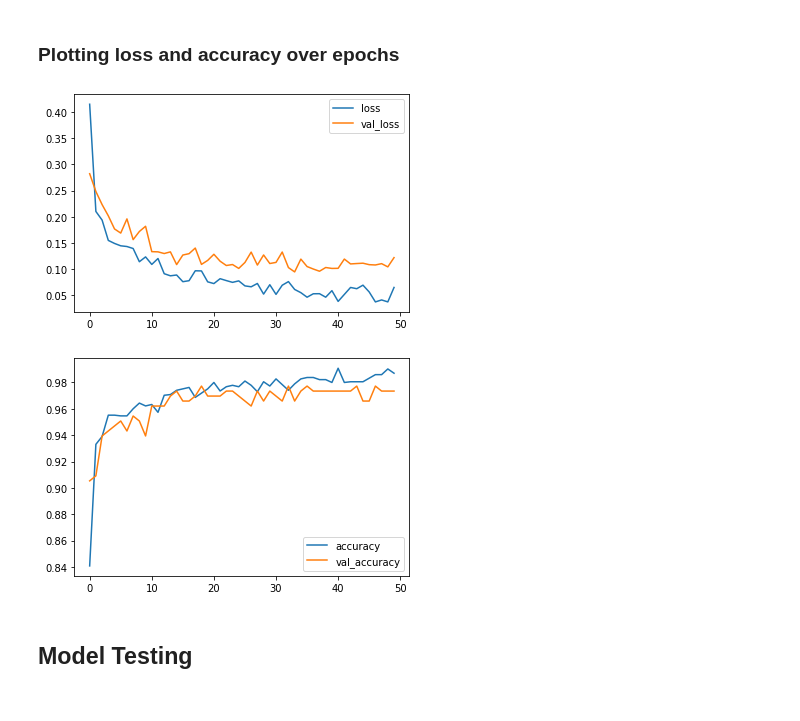
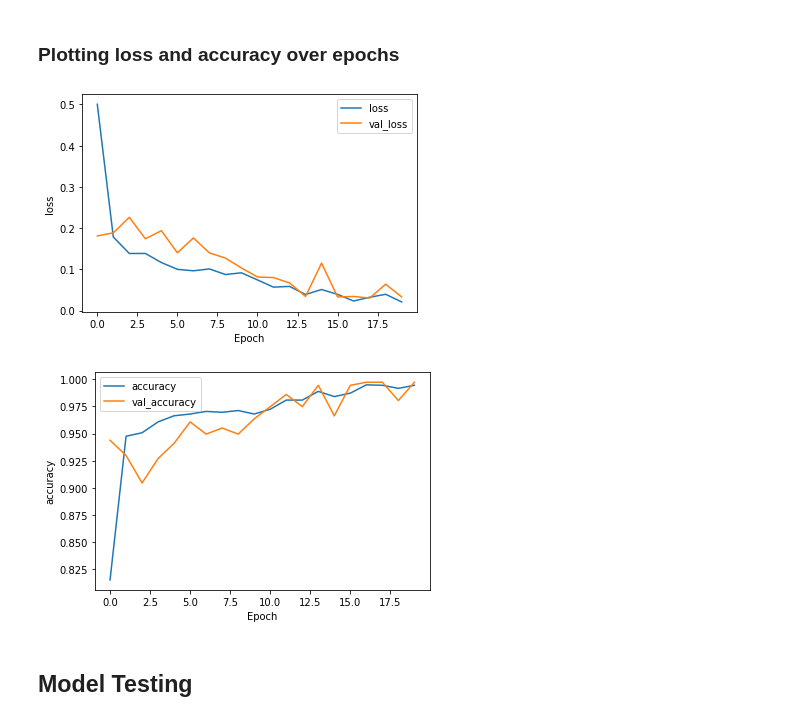
Before and after one commit to Thehunk1206/Arduino-Surrounding-Sound-Classifier, a Jupyter notebook: audio_classifier_for_mcu.ipynb, the cells around one changed output. Saved outputs shown, nothing was run; the diff lists cells and outputs as text; code cells hidden in the pictures.

```diff
--- a/audio_classifier_for_mcu.ipynb
+++ b/audio_classifier_for_mcu.ipynb
@@ -51,7 +50,7 @@ AVERAGED_FRAME_LENGTH = 42 #Specific only for this project
 DATA_DIR = 'Dataset/'
 BATCH_SIZE = 32
 LR = 2e-3
-EPOCHS = 50
+EPOCHS = 20
 KERAS_MODEL = 'audio_classifier_float.h5'
 FLOAT_TFLITE_MODEL = 'float_tflite_model.tflite'
 INTONLY_QUANT_TFLITE_MODEL = 'intonly_quant_tflite_model.tflite'
@@ -107,9 +114,13 @@ def get_spectrogram_from_raw_audio(waveform: tf.Tensor, frame_size:int = 256, fr
     '''
     Zero padding tha waveform to sampling Rate in case some file have less than 1600 values
     '''
-    zero_padding = tf.zeros([SAMPLE_RATE] - tf.shape(waveform), dtype=tf.float32)
-    waveform = tf.cast(waveform, tf.float32)
-    equal_length_of_waveform = tf.concat([waveform, zero_padding], 0)
+    if [SAMPLE_RATE] - tf.shape(waveform) >= 0:
+        zero_padding = tf.zeros([SAMPLE_RATE] - tf.shape(waveform), dtype=tf.float32)
+        waveform = tf.cast(waveform, tf.float32)
+        equal_length_of_waveform = tf.concat([waveform, zero_padding], 0)
+    else:
+        waveform = tf.cast(waveform, tf.float32)
+        equal_length_of_waveform = waveform[:SAMPLE_RATE]
     spectrogram = tf.signal.stft(
         equal_length_of_waveform, frame_length=frame_size, frame_step=frame_stride)
 
@@ -216,10 +226,13 @@ Input shape:(32, 2058)
 # Create a simple CNN
 model = models.Sequential()
 model.add(layers.Reshape((FREQ_BIN,AVERAGED_FRAME_LENGTH,1),input_shape=(spectrogram_shape[1],)))
-model.add(layers.Conv2D(8, kernel_size=3, activation='relu', kernel_constraint=tf.keras.constraints.MaxNorm(1), padding='same'))
+model.add(layers.Conv2D(8, kernel_size=3, activation='relu', padding='same', kernel_constraint=tf.keras.constraints.MaxNorm(1)))
 model.add(layers.MaxPooling2D(pool_size=2, strides=2, padding='same'))
 model.add(layers.Dropout(0.5))
-model.add(layers.Conv2D(16, kernel_size=3, activation='relu', kernel_constraint=tf.keras.constraints.MaxNorm(1), padding='same'))
+model.add(layers.Conv2D(16, kernel_size=3, activation='relu', padding='same', kernel_constraint=tf.keras.constraints.MaxNorm(1)))
+model.add(layers.MaxPooling2D(pool_size=2, strides=2, padding='same'))
+model.add(layers.Dropout(0.5))
+model.add(layers.Conv2D(32, kernel_size=3, activation='relu', padding='same', kernel_constraint=tf.keras.constraints.MaxNorm(1)))
 model.add(layers.MaxPooling2D(pool_size=2, strides=2, padding='same'))
 model.add(layers.Dropout(0.5))
 model.add(layers.Flatten())
@@ -251,7 +264,7 @@ opt = tf.keras.optimizers.Adam(learning_rate=LR, beta_1=0.9, beta_2=0.999)
 model.compile(
     optimizer=opt,
     loss=tf.keras.losses.categorical_crossentropy,
-    metrics = ['accuracy'],
+    metrics = ['accuracy', Precision(), Recall()],
 )
 
 model_checkpoint_callback = tf.keras.callbacks.ModelCheckpoint(
@@ -284,17 +297,21 @@ Epoch 50/50
 # %%
 metrics = history.history
 plt.plot(history.epoch, metrics['loss'], metrics['val_loss'])
+plt.xlabel('Epoch')
+plt.ylabel('loss')
 plt.legend(['loss', 'val_loss'])
 plt.show()
 # %% [output]
-[figure, old version]
+[figure, new version]
 # %%
 metrics = history.history
 plt.plot(history.epoch, metrics['accuracy'], metrics['val_accuracy'])
+plt.xlabel('Epoch')
+plt.ylabel('accuracy')
 plt.legend(['accuracy', 'val_accuracy'])
 plt.show()
 # %% [output]
-[figure, old version]
+[figure, new version]
 # %% [markdown]
 ## Model Testing
 # %%
```
Also changed, not shown: parts of 22 cells of this notebook.
